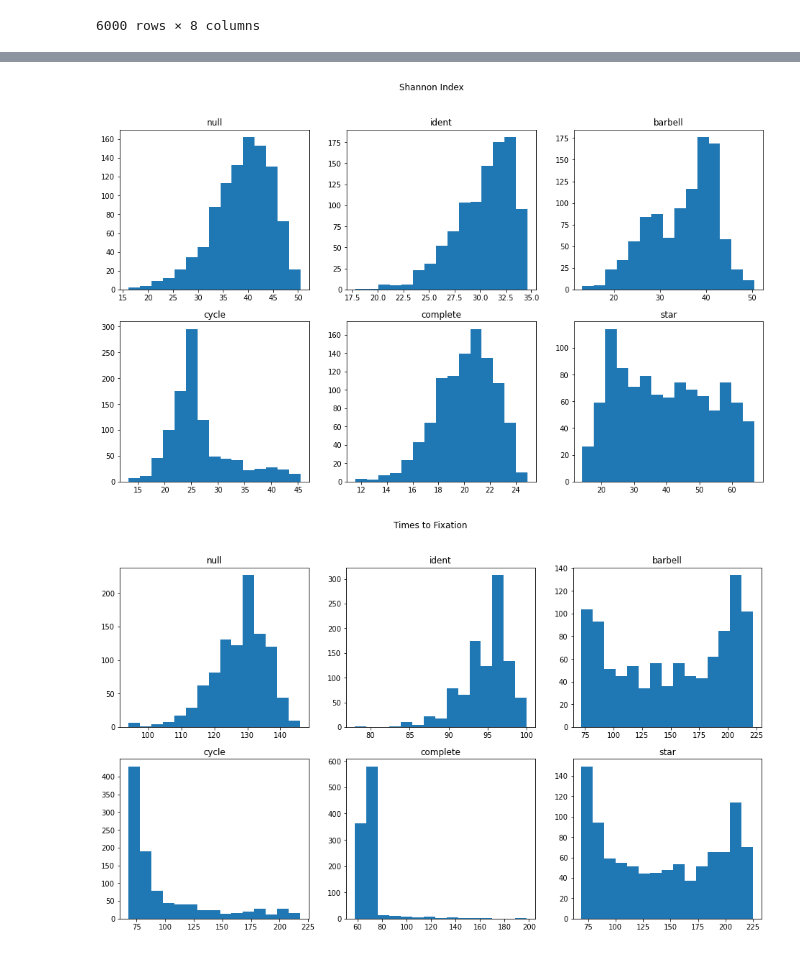
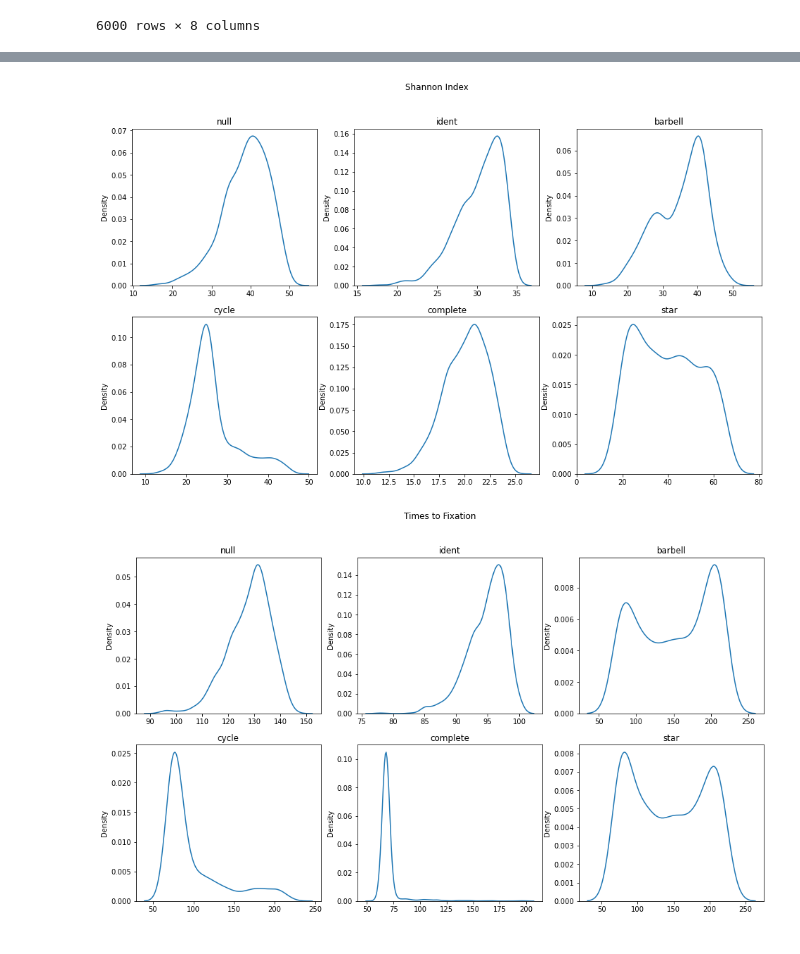
Before and after one commit to DJSiddharthVader/Simulations-02712-Project, a Jupyter notebook: src/patterns_analysis.ipynb, the cells around one changed output, grey strips where cells are left out. Saved outputs shown, nothing was run; the diff lists cells and outputs as text; code cells hidden in the pictures.

```diff
--- a/src/patterns_analysis.ipynb
+++ b/src/patterns_analysis.ipynb
@@ -121,10 +122,10 @@ plt.figure(figsize=(16, 9))
 
 i=1
 for pattern_df in all_pattern_dfs:
-    gr_vals = pattern_df['growth_rate'].values
+    vals = pattern_df['growth_rate'].values
     plt.subplot(2, 3, i)
     plt.title(pattern_df['pattern'].values[0])
-    plt.hist(gr_vals, bins=15)
+    sns.kdeplot(vals)
     i += 1
 
 plt.suptitle('Growth Rate')
@@ -141,10 +142,10 @@ plt.figure(figsize=(16, 9))
 
 i=1
 for pattern_df in all_pattern_dfs:
-    gr_vals = pattern_df['skewness'].values
+    vals = pattern_df['skewness'].values
     plt.subplot(2, 3, i)
     plt.title(pattern_df['pattern'].values[0])
-    plt.hist(gr_vals, bins=10)
+    sns.kdeplot(vals)
     i += 1
 
 plt.suptitle('Skewness')
@@ -154,23 +155,23 @@ plt.show()
 # %%
 # shannon index plots
 # x axis = metric range, y axis = frequency
 
 all_pattern_dfs = [null_df, ident_df, barbell_df, cycle_df, complete_df, star_df]
 
 plt.figure(figsize=(16, 9))
 
 i=1
 for pattern_df in all_pattern_dfs:
-    gr_vals = pattern_df['shannon index'].values
+    vals = pattern_df['shannon index'].values
     plt.subplot(2, 3, i)
     plt.title(pattern_df['pattern'].values[0])
-    plt.hist(gr_vals, bins=15)
+    sns.kdeplot(vals)
     i += 1
 
 plt.suptitle('Shannon Index')
 plt.show()
 # %% [output]
-[figure, old version]
+[figure, new version]
 # %%
 # fixation time plots
 # x axis = metric range, y axis = frequency
@@ -181,13 +182,13 @@ plt.figure(figsize=(16, 9))
 
 i=1
 for pattern_df in all_pattern_dfs:
-    gr_vals = pattern_df['fixation_time'].values
+    vals = pattern_df['fixation_time'].values
     plt.subplot(2, 3, i)
     plt.title(pattern_df['pattern'].values[0])
-    plt.hist(gr_vals, bins=15)
+    sns.kdeplot(vals)
     i += 1
 
 plt.suptitle('Times to Fixation')
 plt.show()
 # %% [output]
-[figure, old version]
+[figure, new version]
```
Also changed, not shown: parts of 3 cells of this notebook.
